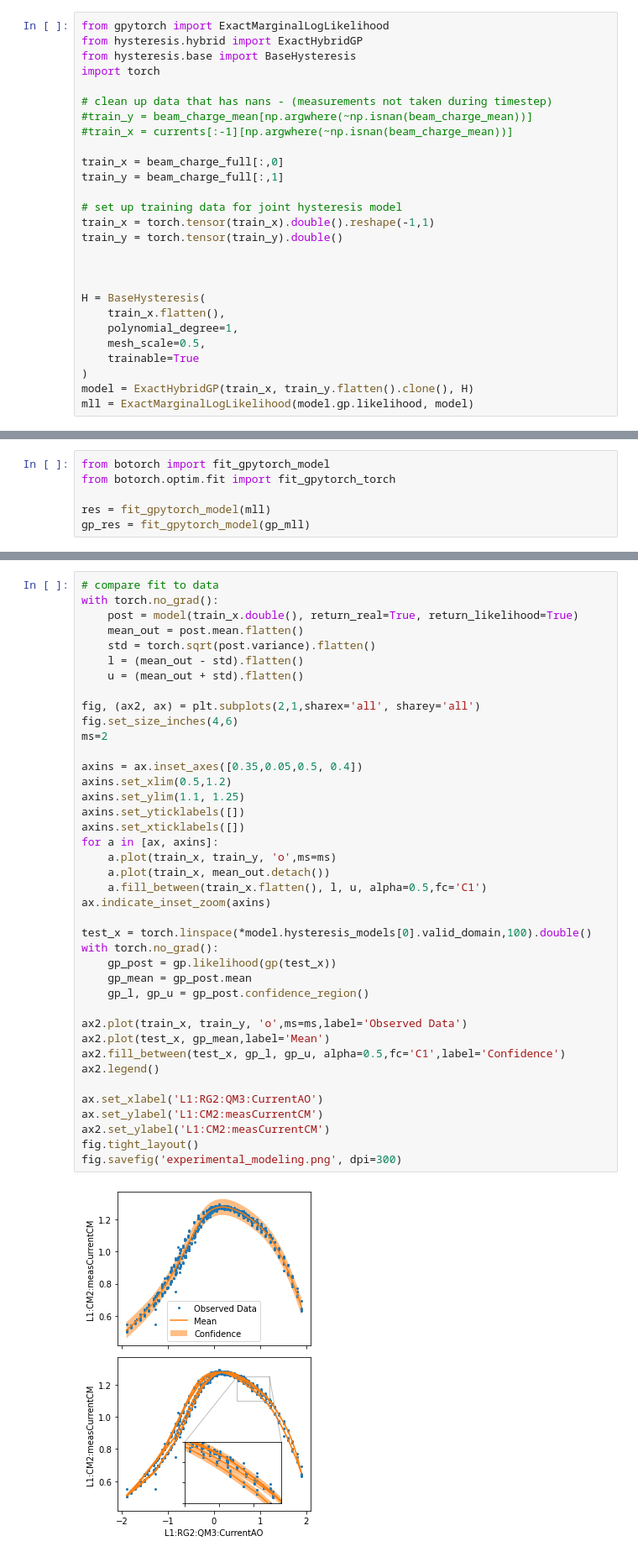
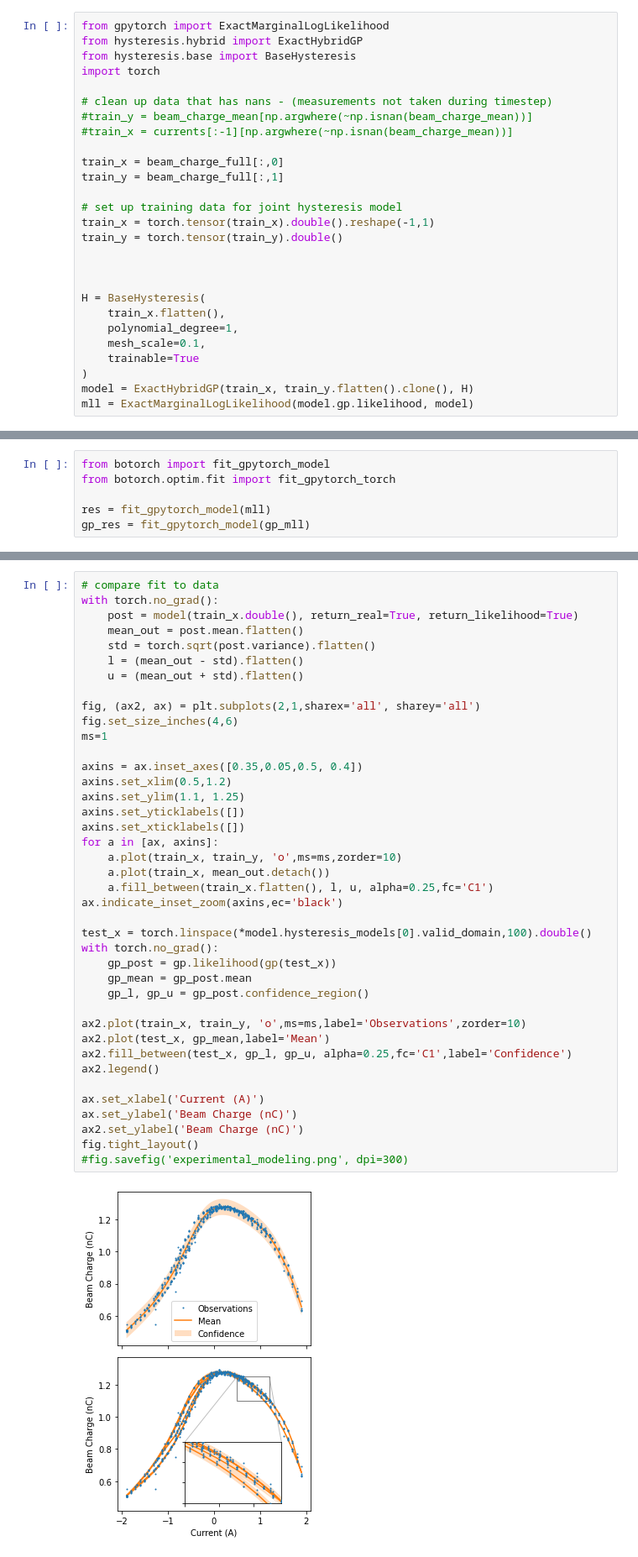
Before and after one commit to roussel-ryan/diff_hysteresis, a Jupyter notebook: fitting/aps/experiment.ipynb, the cells around one changed output, grey strips where cells are left out. Shown at 84% size. Drawn from its saved outputs; the diff is of its cells as text.

```diff
--- a/fitting/aps/experiment.ipynb
+++ b/fitting/aps/experiment.ipynb
@@ -83,7 +94,7 @@ train_y = torch.tensor(train_y).double()
 H = BaseHysteresis(
     train_x.flatten(),
     polynomial_degree=1,
-    mesh_scale=0.5,
+    mesh_scale=0.1,
     trainable=True
 )
 model = ExactHybridGP(train_x, train_y.flatten().clone(), H)
@@ -116,41 +129,41 @@ plot_hysterion_density(model.hysteresis_models[0])
 # compare fit to data
 with torch.no_grad():
     post = model(train_x.double(), return_real=True, return_likelihood=True)
     mean_out = post.mean.flatten()
     std = torch.sqrt(post.variance).flatten()
     l = (mean_out - std).flatten()
     u = (mean_out + std).flatten()
 
 fig, (ax2, ax) = plt.subplots(2,1,sharex='all', sharey='all')
 fig.set_size_inches(4,6)
-ms=2
+ms=1
 
 axins = ax.inset_axes([0.35,0.05,0.5, 0.4])
 axins.set_xlim(0.5,1.2)
 axins.set_ylim(1.1, 1.25)
 axins.set_yticklabels([])
 axins.set_xticklabels([])
 for a in [ax, axins]:
-    a.plot(train_x, train_y, 'o',ms=ms)
+    a.plot(train_x, train_y, 'o',ms=ms,zorder=10)
     a.plot(train_x, mean_out.detach())
-    a.fill_between(train_x.flatten(), l, u, alpha=0.5,fc='C1')
-ax.indicate_inset_zoom(axins)
+    a.fill_between(train_x.flatten(), l, u, alpha=0.25,fc='C1')
+ax.indicate_inset_zoom(axins,ec='black')
 
 test_x = torch.linspace(*model.hysteresis_models[0].valid_domain,100).double()
 with torch.no_grad():
     gp_post = gp.likelihood(gp(test_x))
     gp_mean = gp_post.mean
     gp_l, gp_u = gp_post.confidence_region()
 
-ax2.plot(train_x, train_y, 'o',ms=ms,label='Observed Data')
+ax2.plot(train_x, train_y, 'o',ms=ms,label='Observations',zorder=10)
 ax2.plot(test_x, gp_mean,label='Mean')
-ax2.fill_between(test_x, gp_l, gp_u, alpha=0.5,fc='C1',label='Confidence')
+ax2.fill_between(test_x, gp_l, gp_u, alpha=0.25,fc='C1',label='Confidence')
 ax2.legend()
 
-ax.set_xlabel('L1:RG2:QM3:CurrentAO')
-ax.set_ylabel('L1:CM2:measCurrentCM')
-ax2.set_ylabel('L1:CM2:measCurrentCM')
+ax.set_xlabel('Current (A)')
+ax.set_ylabel('Beam Charge (nC)')
+ax2.set_ylabel('Beam Charge (nC)')
 fig.tight_layout()
-fig.savefig('experimental_modeling.png', dpi=300)
+#fig.savefig('experimental_modeling.png', dpi=300)
 # %% [output]
-[figure, old version]
+[figure, new version]
```
Also changed, not shown: parts of 5 cells of this notebook, 12 other files.
